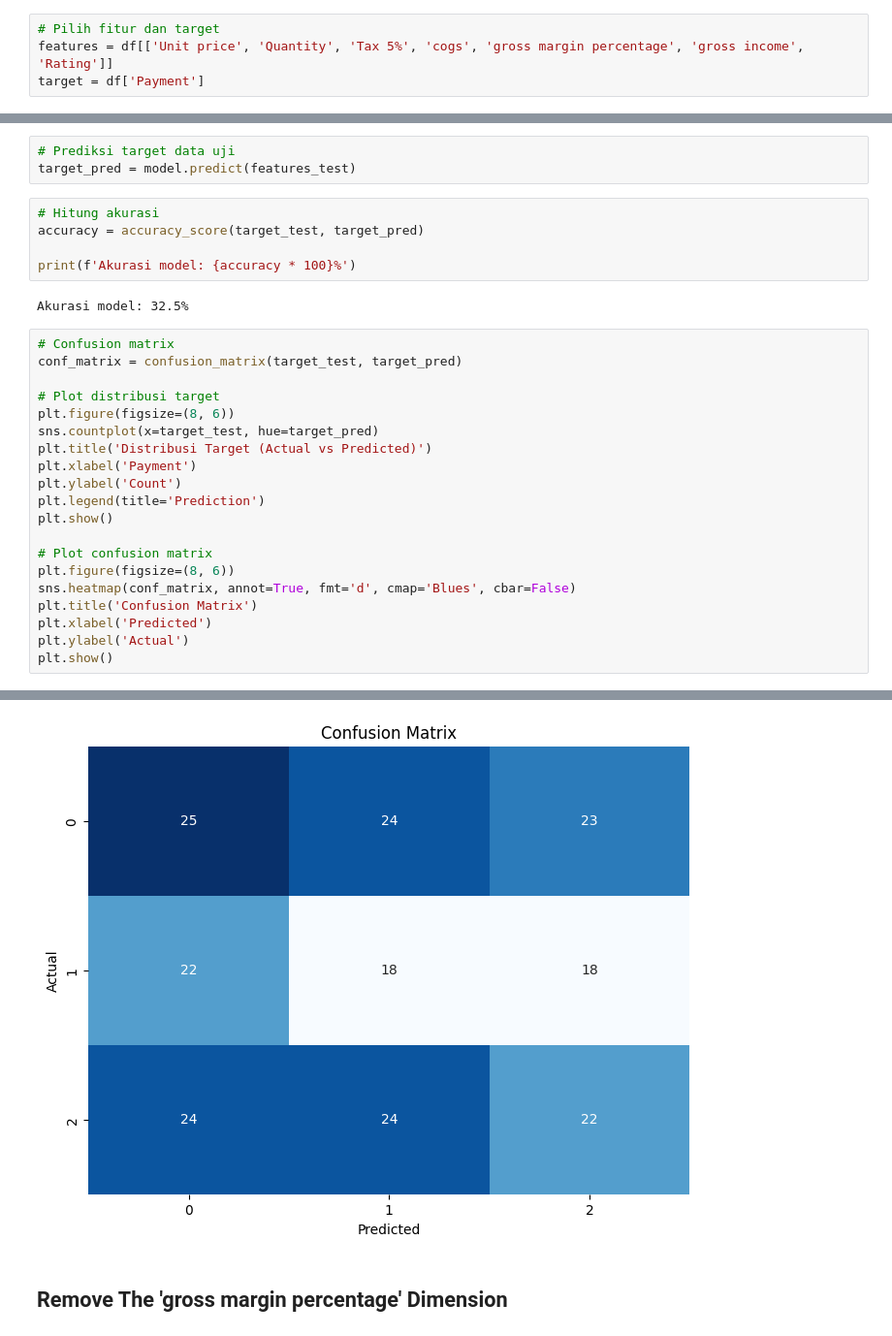
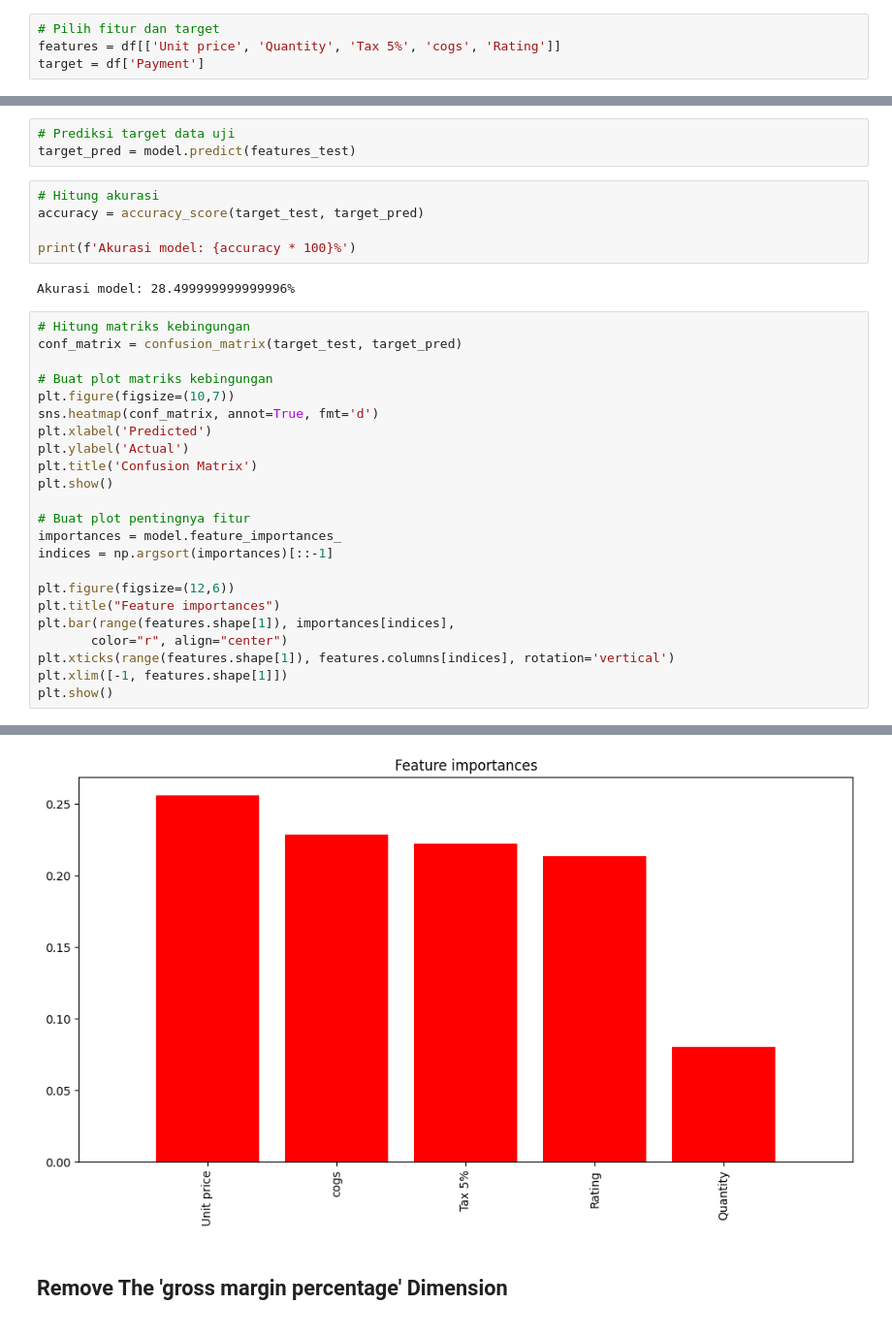
Before and after one commit to ardhiharry/uas-visualisasi-data, a Jupyter notebook: reduksi-dimensi.ipynb, the cells around one changed output, grey strips where cells are left out. Shown at 97% size. Cells and saved outputs as stored; diff of their text form.

Commit message:
change classification image

```diff
--- a/reduksi-dimensi.ipynb
+++ b/reduksi-dimensi.ipynb
@@ -110,7 +110,7 @@ print(korelasi.statistic)
 ## Classification Analysis for All Fields
 # %%
 # Pilih fitur dan target
-features = df[['Unit price', 'Quantity', 'Tax 5%', 'cogs', 'gross margin percentage', 'gross income', 'Rating']]
+features = df[['Unit price', 'Quantity', 'Tax 5%', 'cogs', 'Rating']]
 target = df['Payment']
 # %%
 # Bagi data menjadi data latih dan data uji
@@ -132,25 +132,28 @@ accuracy = accuracy_score(target_test, target_pred)
 
 print(f'Akurasi model: {accuracy * 100}%')
 # %% [output]
-Akurasi model: 32.5%
+Akurasi model: 28.499999999999996%
 # %%
-# Confusion matrix
+# Hitung matriks kebingungan
 conf_matrix = confusion_matrix(target_test, target_pred)
 
-# Plot distribusi target
-plt.figure(figsize=(8, 6))
-sns.countplot(x=target_test, hue=target_pred)
-plt.title('Distribusi Target (Actual vs Predicted)')
-plt.xlabel('Payment')
-plt.ylabel('Count')
-plt.legend(title='Prediction')
+# Buat plot matriks kebingungan
+plt.figure(figsize=(10,7))
+sns.heatmap(conf_matrix, annot=True, fmt='d')
+plt.xlabel('Predicted')
+plt.ylabel('Actual')
+plt.title('Confusion Matrix')
 plt.show()
 
-# Plot confusion matrix
-plt.figure(figsize=(8, 6))
-sns.heatmap(conf_matrix, annot=True, fmt='d', cmap='Blues', cbar=False)
-plt.title('Confusion Matrix')
-plt.xlabel('Predicted')
-plt.ylabel('Actual')
+# Buat plot pentingnya fitur
+importances = model.feature_importances_
+indices = np.argsort(importances)[::-1]
+
+plt.figure(figsize=(12,6))
+plt.title("Feature importances")
+plt.bar(range(features.shape[1]), importances[indices],
+       color="r", align="center")
+plt.xticks(range(features.shape[1]), features.columns[indices], rotation='vertical')
+plt.xlim([-1, features.shape[1]])
 plt.show()
 # %% [output]
@@ -158,4 +161,4 @@ plt.show()
-[figure, old version]
+[figure, new version]
 # %% [markdown]
 ## Remove The 'gross margin percentage' Dimension
 # %%
```
Also changed, not shown: parts of 15 cells of this notebook.
